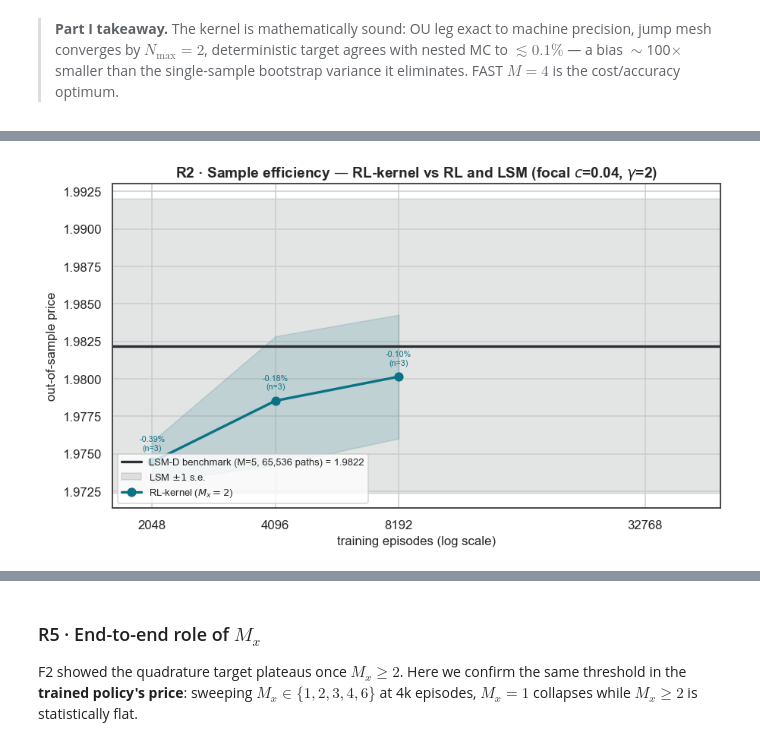
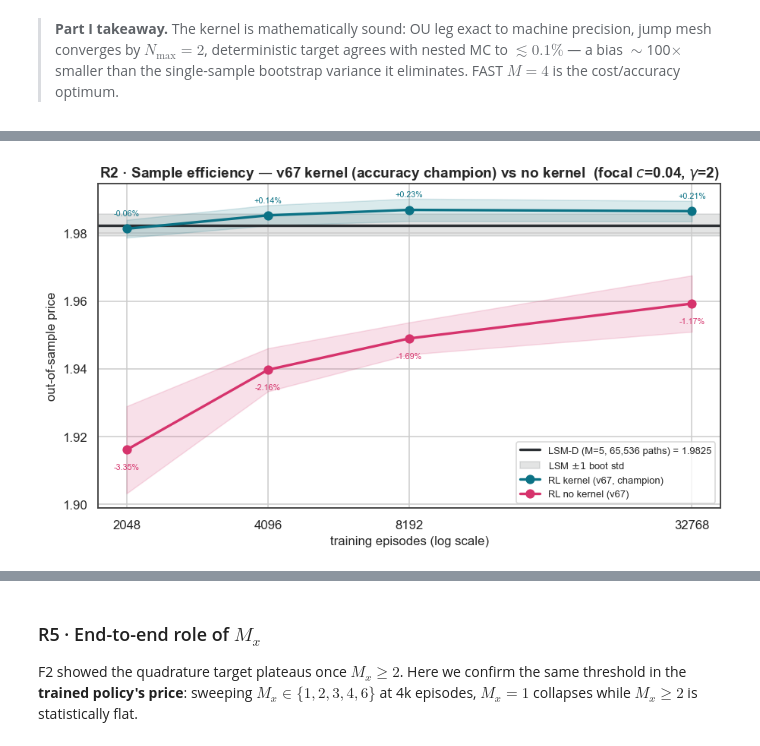
Before and after one commit to ithakis/DRL-Swing-Options, a Jupyter notebook: Jupyter Notebooks/3: Validation 3: Semi-Analytical Kernel & RL Pricer.ipynb, the cells around one changed output, grey strips where cells are left out. Saved outputs shown, nothing was run; the diff lists cells and outputs as text; code cells hidden in the pictures.

```diff
--- a/Jupyter Notebooks/3: Validation 3: Semi-Analytical Kernel & RL Pricer.ipynb
+++ b/Jupyter Notebooks/3: Validation 3: Semi-Analytical Kernel & RL Pricer.ipynb
@@ -65,4 +65,12 @@ MX  = pd.read_csv(D / "mx_isolation.csv")
 print("Loaded:", {k: v.shape for k, v in
       dict(moments=KM, quad=KQ, jump=KJ, nested=KN, cost=KC,
            pricing=RL, episodes=EE, mx=MX).items()})
+
+def boot(x, n_boot=1000, seed=0):
+    """Bootstrap mean and std of the sampling distribution of the mean (1000 resamples)."""
+    x = np.asarray(x, float); x = x[np.isfinite(x)]
+    if x.size == 0:
+        return float("nan"), float("nan")
+    means = np.random.default_rng(seed).choice(x, (n_boot, len(x)), replace=True).mean(1)
+    return float(x.mean()), float(means.std())
 # %% [output]
@@ -444,52 +396,35 @@ The deterministic target lets the kernel critic learn the continuation value in
 # %%
-on = EE[EE.method == "kernel_on"]
-v61 = EE[EE.method == "v61_paper"]
-lsm5 = float(EE.lsm_M5_price.iloc[0])
-lsm5_se = float(EE.get("lsm_M5_ci95", pd.Series([np.nan])).iloc[0]) / 1.96  # MC s.e. of the LSM price
-N_LSM = 65536  # LSM-D benchmark is M=5 fit/priced on 64k (= 65 536) paths
-agg = on.groupby("episodes").price.agg(["mean", "std", "count"]).reset_index()
-v61_mu, v61_sd = (v61.price.mean(), v61.price.std(ddof=1)) if len(v61) else (np.nan, np.nan)
+lsm_mu, lsm_se = boot(EE[EE.method == "lsm_M5"].price.values)
+N_LSM = 65536
 
 fig, ax = plt.subplots(figsize=(8.4, 4.9))
-# LSM benchmark (M=5, 65 536 paths): horizontal line + shaded ±1 s.e. band
-ax.axhline(lsm5, color=COL["lsm_M17"], lw=2.2, ls="-", zorder=2,
-           label=f"LSM-D benchmark (M=5, {N_LSM:,} paths) = {lsm5:.4f}")
-if np.isfinite(lsm5_se):
-    ax.axhspan(lsm5-lsm5_se, lsm5+lsm5_se, color=COL["lsm_M17"], alpha=.13, zorder=0,
-               label=r"LSM $\pm 1$ s.e.")
-# v64 kernel-on episode-efficiency curve, with seed band
-ax.fill_between(agg.episodes, agg["mean"]-agg["std"], agg["mean"]+agg["std"],
-                color=COL["kernel_on"], alpha=.16, zorder=1)
-ax.plot(agg.episodes, agg["mean"], "o-", color=COL["kernel_on"], lw=2.2, ms=7, zorder=3,
-        label=r"RL-kernel ($M_x{=}2$)")
-for _, r in agg.iterrows():
-    ax.annotate(f"{100*(r['mean']/lsm5-1):+.2f}%\n(n={int(r['count'])})",
-                (r.episodes, r["mean"]), textcoords="offset points", xytext=(0, 10),
-                ha="center", fontsize=7, color=COL["kernel_on"])
-# v61 paper baseline @ 32 768 ep (deleted agents; saved prices) — dodged in x to avoid overlap
-if np.isfinite(v61_mu):
-    ax.errorbar([32768*1.16], [v61_mu], yerr=[0 if not np.isfinite(v61_sd) else v61_sd],
-                fmt="*", ms=20, color=COL["kernel_off"], capsize=4, zorder=4,
-                label=f"RL no kernel (v61) @ 32 768 ep ({100*(v61_mu/lsm5-1):+.2f}%)")
-ax.set_xscale("log", base=2)
-ax.xaxis.set_major_formatter(mticker.ScalarFormatter())
-ax.set_xticks(sorted(set(agg.episodes) | {32768}))
-ax.set_xlim(min(agg.episodes)*0.8, 5.0e4)
+ax.axhline(lsm_mu, color=COL["lsm_M17"], lw=2.2, zorder=2,
+           label=f"LSM-D (M=5, {N_LSM:,} paths) = {lsm_mu:.4f}")
+ax.axhspan(lsm_mu - lsm_se, lsm_mu + lsm_se, color=COL["lsm_M17"], alpha=.13, zorder=0,
+           label=r"LSM $\pm 1$ boot std")
+
+for method, lbl, dy in [("kernel_on", "RL kernel (v67, champion)", 11),
+                        ("kernel_off", "RL no kernel (v67)", -17)]:
+    d = EE[EE.method == method]
+    eps = sorted(d.episodes.unique())
+    mus, ses = zip(*(boot(d[d.episodes == e].price.values) for e in eps))
+    mus, ses = np.array(mus), np.array(ses); c = COL[method]
+    ax.fill_between(eps, mus - ses, mus + ses, color=c, alpha=.15, zorder=1)
+    ax.plot(eps, mus, "o-", color=c, lw=2.2, ms=7, zorder=3, label=lbl)
+    for e, mu in zip(eps, mus):
+        ax.annotate(f"{100*(mu/lsm_mu-1):+.2f}%", (e, mu), textcoords="offset points",
+                    xytext=(0, dy), ha="center", fontsize=7, color=c)
+
+ax.set_xscale("log", base=2); ax.xaxis.set_major_formatter(mticker.ScalarFormatter())
+ax.set_xticks(sorted(EE[EE.episodes > 0].episodes.unique()))
 ax.set(xlabel="training episodes (log scale)", ylabel="out-of-sample price",
-       title="R2 · Sample efficiency — RL-kernel vs RL and LSM (focal $c$=0.04, $\\gamma$=2)")
-ax.legend(frameon=True, loc="lower left", fontsize=8.5)
+       title="R2 · Sample efficiency — v67 kernel (accuracy champion) vs no kernel  (focal $c$=0.04, $\\gamma$=2)")
+ax.legend(frameon=True, loc="lower right", fontsize=8.5)
 fig.tight_layout(); save(fig, "R2_episode_efficiency"); plt.show()
 
-on_top = agg[agg.episodes == agg.episodes.max()]
-if len(on_top):
-    print(f"RL-kernel @{int(on_top['episodes'].iloc[0])} ep: {100*(on_top['mean'].iloc[0]/lsm5-1):+.2f}% of LSM "
-          f"(n={int(on_top['count'].iloc[0])}).")
-print(f"LSM-D benchmark: M=5, fit on {N_LSM:,} train paths (seed 998), priced on {N_LSM:,} test paths (seed 999).")
-if np.isfinite(v61_mu):
-    print(f"RL no kernel (v61) @32 768 ep: {100*(v61_mu/lsm5-1):+.2f}% of LSM.")
-    match = agg[agg["mean"] >= v61_mu].episodes.min()
-    if np.isfinite(match):
-        print(f"RL-kernel matches the no-kernel 32 768-ep price by ~{int(match)} episodes "
-              f"({32768/match:.0f}× fewer).")
+for method in ["kernel_on", "kernel_off"]:
+    d = EE[EE.method == method]; top = int(d.episodes.max())
+    mu, se = boot(d[d.episodes == top].price.values)
+    print(f"{method:11s} @{top:>5d} ep: {mu:.4f}  ({100*(mu/lsm_mu-1):+.2f}% of LSM-D, boot std {se:.4f})")
 # %% [output]
-[figure, old version]
+[figure, new version]
```
Also changed, not shown: parts of 20 cells of this notebook, 32 other files.
